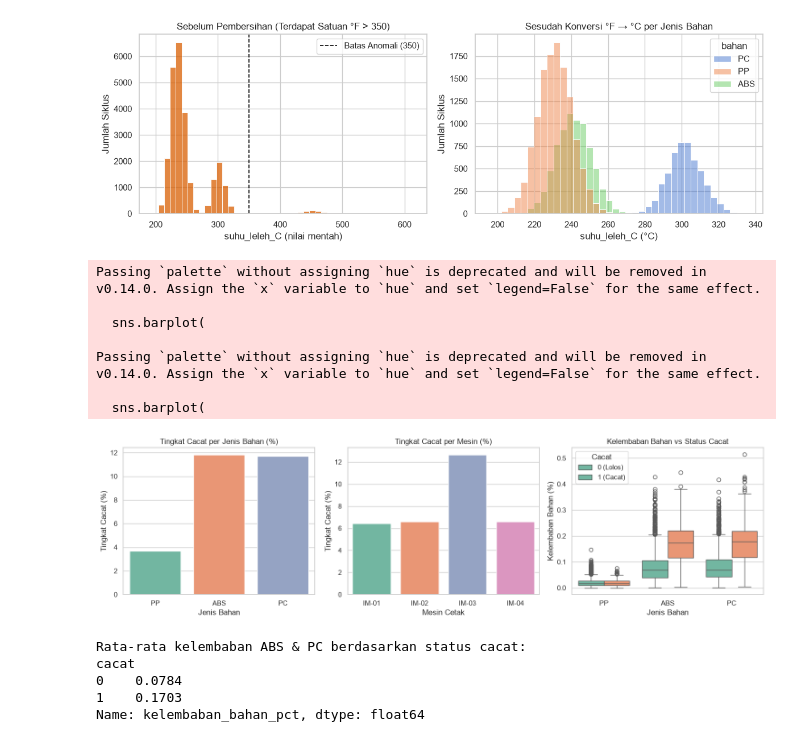
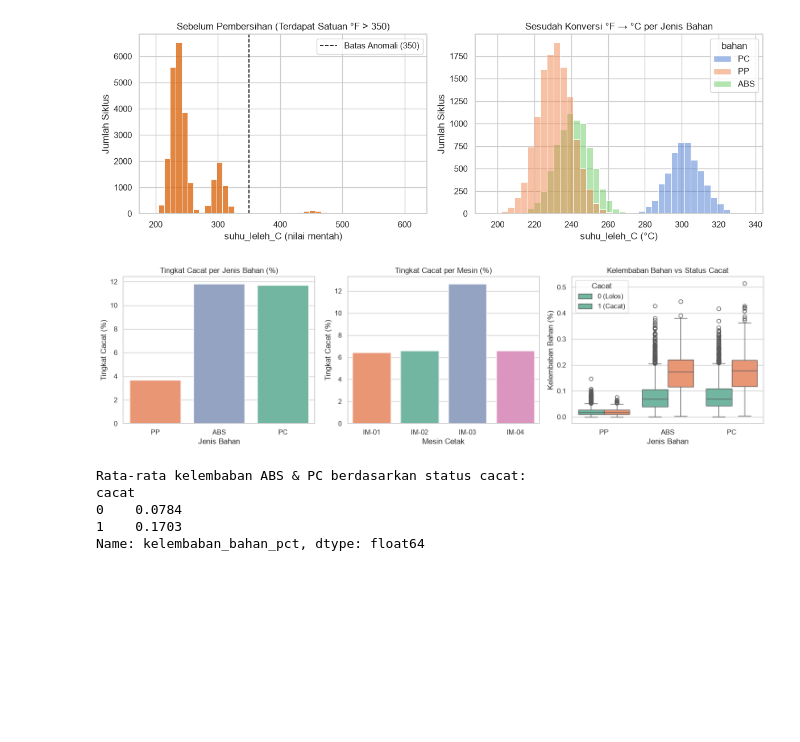
Before and after one commit to Nafiii5/mkb-ml-kasus01-qc-injection-molding, a Jupyter notebook: notebooks/01_eda_dan_pembersihan.ipynb, the cells around one changed output. Saved outputs shown, nothing was run; the diff lists cells and outputs as text; code cells hidden in the pictures; blank space fills up the shorter version.

```diff
--- a/notebooks/01_eda_dan_pembersihan.ipynb
+++ b/notebooks/01_eda_dan_pembersihan.ipynb
@@ -118,48 +118,41 @@ plt.show()
 fig, axes = plt.subplots(1, 3, figsize=(15, 4.3))
 
 sns.barplot(
-    data=clean, x="bahan", y="cacat", order=["PP", "ABS", "PC"],
-    estimator=lambda x: np.mean(x) * 100, errorbar=None, ax=axes[0], palette="Set2"
+    data=clean, x="bahan", y="cacat", hue="bahan", order=["PP", "ABS", "PC"],
+    estimator=lambda x: np.mean(x) * 100, errorbar=None, legend=False, ax=axes[0], palette="Set2"
 )
 axes[0].set_title("Tingkat Cacat per Jenis Bahan (%)")
 axes[0].set_xlabel("Jenis Bahan")
 axes[0].set_ylabel("Tingkat Cacat (%)")
 
 sns.barplot(
-    data=clean, x="mesin", y="cacat", order=["IM-01", "IM-02", "IM-03", "IM-04"],
-    estimator=lambda x: np.mean(x) * 100, errorbar=None, ax=axes[1], palette="Set2"
+    data=clean, x="mesin", y="cacat", hue="mesin", order=["IM-01", "IM-02", "IM-03", "IM-04"],
+    estimator=lambda x: np.mean(x) * 100, errorbar=None, legend=False, ax=axes[1], palette="Set2"
 )
 axes[1].set_title("Tingkat Cacat per Mesin (%)")
 axes[1].set_xlabel("Mesin Cetak")
 axes[1].set_ylabel("Tingkat Cacat (%)")
 
 sns.boxplot(
     data=clean, x="bahan", y="kelembaban_bahan_pct", hue="cacat",
     order=["PP", "ABS", "PC"], ax=axes[2], palette={0: "#66c2a5", 1: "#fc8d62"}
 )
 axes[2].set_title("Kelembaban Bahan vs Status Cacat")
 axes[2].set_xlabel("Jenis Bahan")
 axes[2].set_ylabel("Kelembaban Bahan (%)")
 axes[2].legend(title="Cacat", labels=["0 (Lolos)", "1 (Cacat)"])
 
 plt.tight_layout()
 fig.savefig("reports/figures/eda_faktor_cacat.png", dpi=200, bbox_inches="tight")
 plt.show()
 
 higro = clean[clean["bahan"].isin(["ABS", "PC"])]
 print("Rata-rata kelembaban ABS & PC berdasarkan status cacat:")
 print(higro.groupby("cacat")["kelembaban_bahan_pct"].mean().round(4))
 # %% [output]
+[figure, new version]
-Passing `palette` without assigning `hue` is deprecated and will be removed in v0.14.0. Assign the `x` variable to `hue` and set `legend=False` for the same effect.
-
-  sns.barplot(
-
-Passing `palette` without assigning `hue` is deprecated and will be removed in v0.14.0. Assign the `x` variable to `hue` and set `legend=False` for the same effect.
-
-  sns.barplot(
+Rata-rata kelembaban ABS & PC berdasarkan status cacat:
+cacat
+0    0.0784
+1    0.1703
+Name: kelembaban_bahan_pct, dtype: float64
-[figure, old version]
-Rata-rata kelembaban ABS & PC berdasarkan status cacat:
-cacat
-0    0.0784
-1    0.1703
-Name: kelembaban_bahan_pct, dtype: float64
```
